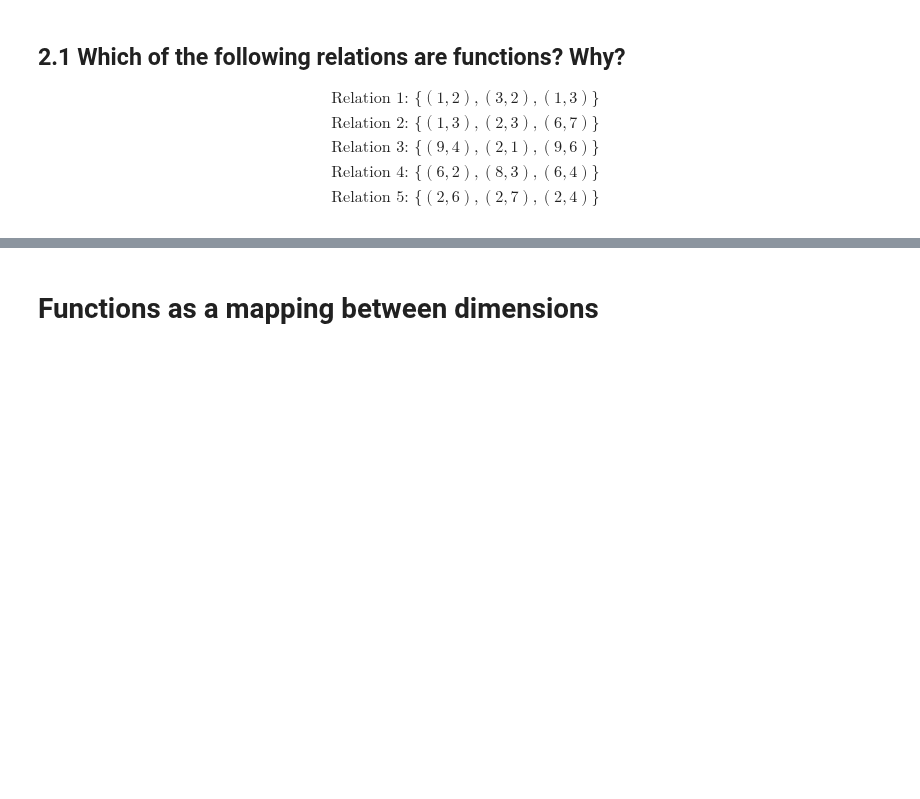
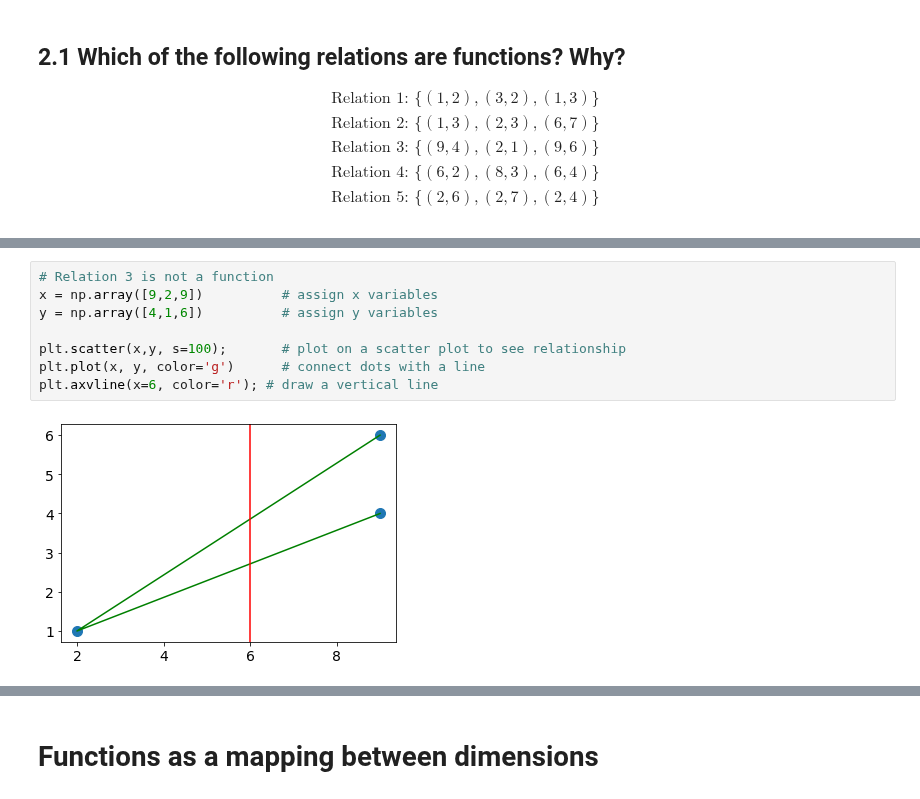
Before and after one commit to raklives/DS-Unit-1-Sprint-3-Linear-Algebra, a Jupyter notebook: module3-dimensionality-reduction/LS_DS_133_High_Dimensional_Data_Assignment.ipynb, the cells around one changed output, grey strips where cells are left out. Saved outputs shown, nothing was run; the diff lists cells and outputs as text; blank space fills up the shorter version.

```diff
--- a/module3-dimensionality-reduction/LS_DS_133_High_Dimensional_Data_Assignment.ipynb
+++ b/module3-dimensionality-reduction/LS_DS_133_High_Dimensional_Data_Assignment.ipynb
@@ -41,0 +63,10 @@ graphs that fail the vertical line test intersects a graph more than once. This
+# %%
+# Relation 3 is not a function
+x = np.array([9,2,9])          # assign x variables
+y = np.array([4,1,6])          # assign y variables
+
+plt.scatter(x,y, s=100);       # plot on a scatter plot to see relationship
+plt.plot(x, y, color='g')      # connect dots with a line
+plt.axvline(x=6, color='r'); # draw a vertical line
+# %% [output]
+[figure, added]
```
Also changed, not shown: parts of 6 cells of this notebook.
